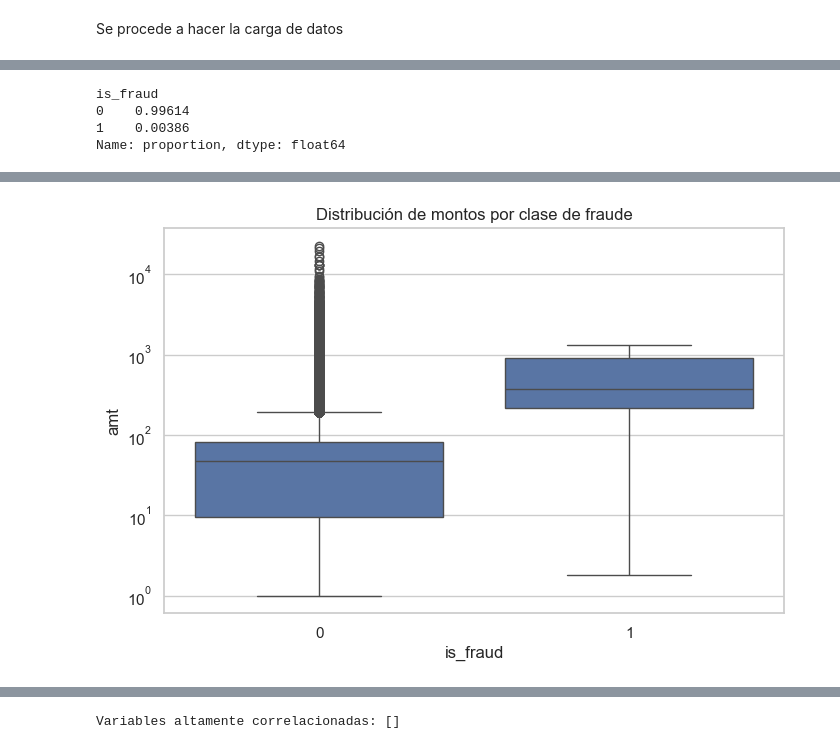
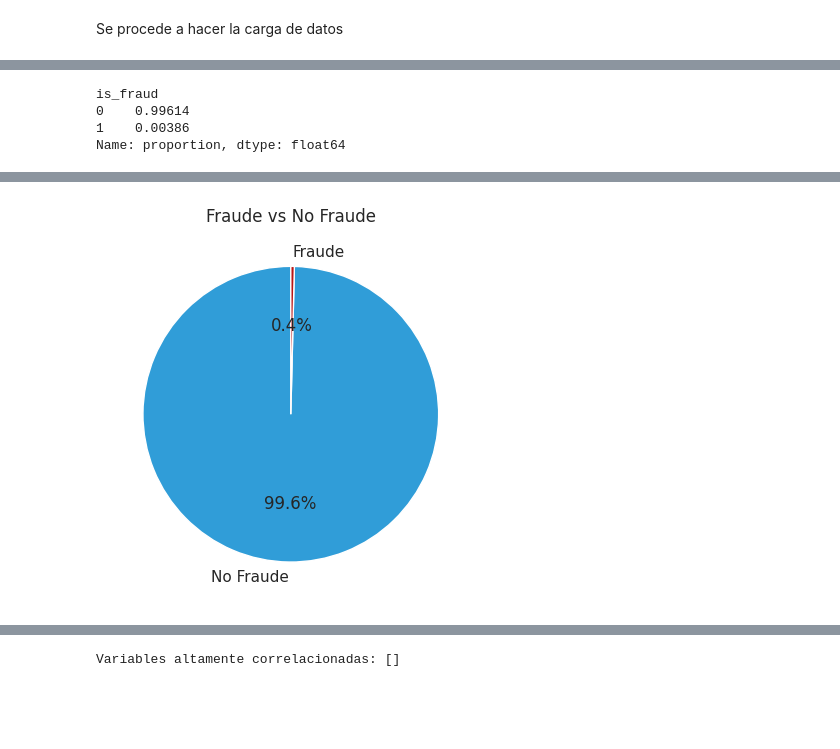
Before and after one commit to rbasa/fraude-tc, a Jupyter notebook: fraud.ipynb, the cells around one changed output, grey strips where cells are left out. Saved outputs shown, nothing was run; the diff lists cells and outputs as text; code cells hidden in the pictures; blank space fills up the shorter version.

```diff
--- a/fraud.ipynb
+++ b/fraud.ipynb
@@ -77,0 +91,10 @@ Tests de Benford
+# %%
+print(np.round(df.describe(), 2))
+print('\n','Filas con valores Na: ', df.isna().any(axis=1).sum())
+
+cat_cols_count = len(df.select_dtypes(include=['object', 'category']).columns)
+print('\n', "Cantidad de columnas categóricas:", cat_cols_count , '\n')
+
+cat_cols = df.select_dtypes(include=['object', 'category']).columns
+for col in cat_cols:
+    print(f" {col}: {df[col].nunique(dropna=False)} valores distintos")
@@ -78,6 +124,14 @@ Tests de Benford
 # %%
 # Proporción de fraudes
 print(df['is_fraud'].value_counts(normalize=True))
+#Pie chart
+fraud_counts = df['is_fraud'].value_counts()
+labels = ['No Fraude', 'Fraude']
+
+fraud_counts.plot(kind='pie', labels=labels, autopct='%1.1f%%', startangle=90, colors=["#309DD8", "#b81515"])
+plt.title('Fraude vs No Fraude')
+plt.ylabel('')
+plt.show()
 
 # Visualización de montos (filtrando valores no positivos y NaN)
 df_plot = df[(df['amt'] > 0) & (~df['amt'].isna())]
@@ -87,6 +141,74 @@ sns.boxplot(data=df_plot, x='is_fraud', y='amt')
 plt.yscale('log')
 plt.title('Distribución de montos por clase de fraude')
 plt.show()
+
+#Bar Graph Distribución diaria de los montos y cantidad de transacciones de fraude
+
+fraud_only = df[df['is_fraud'] == 1].copy()
+
+fraud_only['fecha'] = pd.to_datetime(fraud_only['trans_date_trans_time']).dt.normalize()
+
+
+daily_fraud_amt = fraud_only.groupby('fecha')['amt'].sum().reset_index()
+
+
+daily_fraud_count = fraud_only.groupby('fecha').size().reset_index(name='count')
+
+daily_fraud_amt['fecha'] = pd.to_datetime(daily_fraud_amt['fecha'])
+daily_fraud_count['fecha'] = pd.to_datetime(daily_fraud_count['fecha'])
+
+# Gráfico con doble eje y
+plt.figure(figsize=(14,6))
+ax1 = plt.gca()
+
+# Primer eje y: monto total (barras)
+ax1.bar(daily_fraud_amt['fecha'], daily_fraud_amt['amt'], color='#b81515', label='Monto')
+ax1.set_ylabel('Monto', color='#b81515')
+ax1.tick_params(axis='y', labelcolor='#b81515')
+
+# Segundo eje y: cantidad de transacciones (línea)
+ax2 = ax1.twinx()
+ax2.plot(daily_fraud_count['fecha'], daily_fraud_count['count'], color='#309DD8', label='Cantidad')
+ax2.set_ylabel('Cantidad de transacciones', color='#309DD8')
+ax2.tick_params(axis='y', labelcolor='#309DD8')
+
+plt.title('Monto y Cantidad por Día de Transacciones Fraudulentas')
+plt.xlabel('Fecha')
+plt.xticks(rotation=45)
+plt.tight_layout()
+plt.show()
+
+#Pie chart para aquellas categorías con pocos distinct values
+cols = ['category', 'gender', 'state']
+for col in cols:
+    fig, axes = plt.subplots(1, 2, figsize=(12, 5))
+    # Pie chart for is_fraud=0
+    df0 = df[df['is_fraud'] == 0][col].value_counts(dropna=False)
+    axes[0].pie(df0, labels=df0.index, autopct='%1.1f%%', startangle=90)
+    axes[0].set_title(f'{col} (No Fraude)')
+    # Pie chart for is_fraud=1
+    df1 = df[df['is_fraud'] == 1][col].value_counts(dropna=False)
+    axes[1].pie(df1, labels=df1.index, autopct='%1.1f%%', startangle=90)
+    axes[1].set_title(f'{col} (Fraude)')
+    plt.suptitle(f'Distribución de Cantidad de Transacciones por {col} y por is_fraud')
+    plt.tight_layout()
+    plt.show()
+
+fig, axes = plt.subplots(1, 2, figsize=(14, 6))
+
+# Suma de montos por categoría para No Fraude
+amt_sum_0 = df[df['is_fraud'] == 0].groupby('category')['amt'].sum().sort_values(ascending=False)
+axes[0].pie(amt_sum_0, labels=amt_sum_0.index, autopct='%1.1f%%', startangle=90)
+axes[0].set_title('Suma de montos por category (No Fraude)')
+
+# Suma de montos por categoría para Fraude
+amt_sum_1 = df[df['is_fraud'] == 1].groupby('category')['amt'].sum().sort_values(ascending=False)
+axes[1].pie(amt_sum_1, labels=amt_sum_1.index, autopct='%1.1f%%', startangle=90)
+axes[1].set_title('Suma de montos por category (Fraude)')
+
+plt.suptitle('Distribución de la suma de montos por category y por is_fraud')
+plt.tight_layout()
+plt.show()
 # %% [output]
 is_fraud
 0    0.99614
@@ -97 +217 @@ Name: proportion, dtype: float64
-[figure, old version]
+[figure, new version]
```
Also changed, not shown: parts of 48 cells of this notebook, 1 other file.
